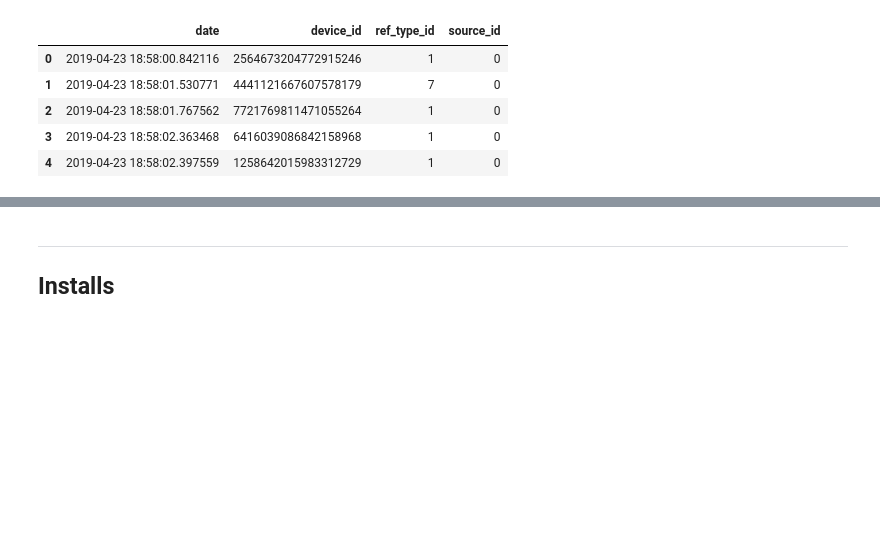
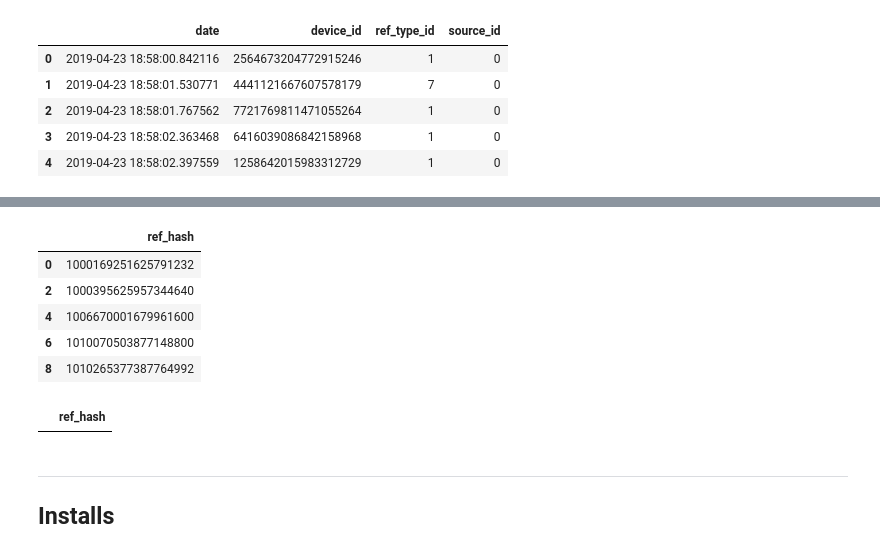
Before and after one commit to gatti2602/7506-datos, a Jupyter notebook: tp2/Nico/1-Optimizacion de Reads.ipynb, the cells around one changed output, grey strips where cells are left out. Cells and saved outputs as stored; diff of their text form; code cells hidden in the pictures; blank space fills up the shorter version.

```diff
--- a/tp2/Nico/1-Optimizacion de Reads.ipynb
+++ b/tp2/Nico/1-Optimizacion de Reads.ipynb
@@ -66,3 +97,20 @@ auctions_7.loc[auctions_7.isin(auctions.set_index('ref_type_id').loc[1,'device_i
+# %%
+to_predict = pd.read_csv('../data/target_final_competencia_revamped.csv')
+to_predict = to_predict.apply(lambda x: np.int64(x['ref_hash'][0:x['ref_hash'].find('_')]), axis='columns').drop_duplicates().to_frame()
+to_predict.columns = ['ref_hash']
+# %%
+to_predict.head()
+# %% [output]
+|  | ref_hash |
+| 0 | 1000169251625791232 |
+| 2 | 1000395625957344640 |
+| 4 | 1006670001679961600 |
+| 6 | 1010070503877148800 |
+| 8 | 1010265377387764992 |
+# %%
+to_predict.merge(hash_to_drop, on='ref_hash', how='inner')
+# %% [output]
+|  | ref_hash |
 # %% [markdown]
 ---
 ## Installs
```
Also changed, not shown: parts of 6 cells of this notebook, 3 other files.
